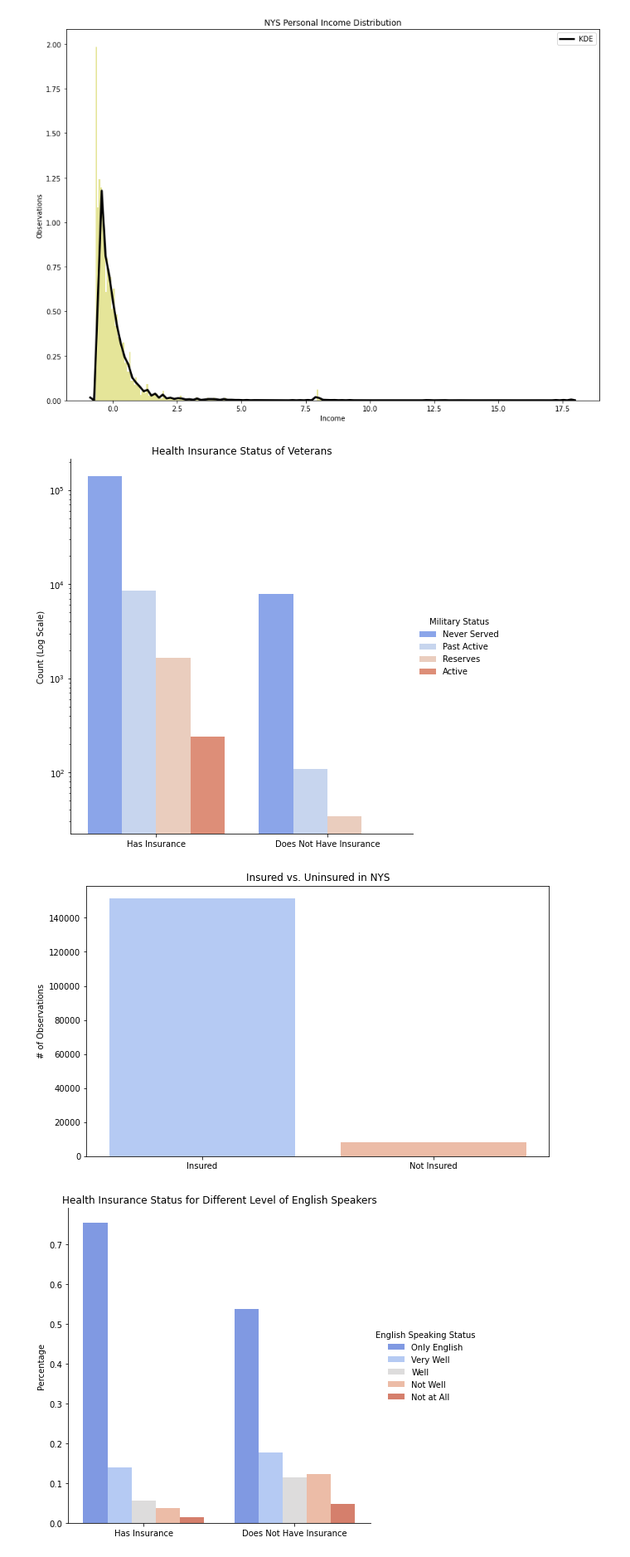
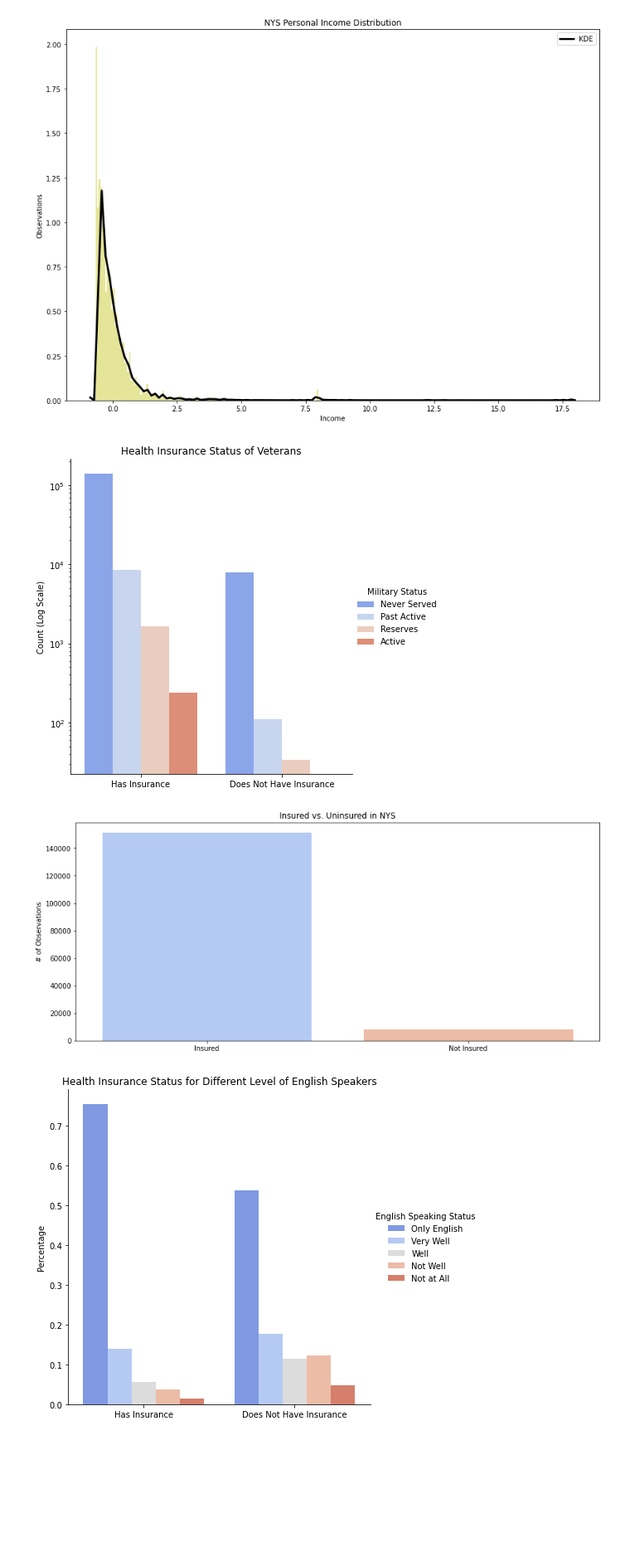
Before and after one commit to ptorres001/census_HI_classification_model, a Jupyter notebook: eda_paul.ipynb, the cells around one changed output. Shown at 83% size. Drawn from its saved outputs; the diff is of its cells as text; code cells hidden in the pictures; blank space fills up the shorter version.

```diff
--- a/eda_paul.ipynb
+++ b/eda_paul.ipynb
@@ -182,7 +182,7 @@ df2.rename(columns = {'MIL_cat':'Military Status'}, inplace = True)
 df1 = df2.groupby(['HICOV'])['Military Status'].value_counts()
 df1 = df1.rename('Percentage').reset_index()
 
-sns.catplot(x='HICOV' , y= 'Percentage', hue='Military Status', kind='bar', data= df1, height = 7, palette='coolwarm')
+sns.catplot(x='HICOV' , y= 'Percentage', hue='Military Status', kind='bar', data= df1, height = 6, palette='coolwarm')
 plt.title('Health Insurance Status of Veterans')
 plt.xlabel('')
 
@@ -191,17 +191,17 @@ plt.xticks([0,1],['Has Insurance','Does Not Have Insurance'])
 plt.yscale('log')
 plt.savefig('PNG/nys_mil_hi', bbox_inches = 'tight',pad_inches = 0);
 # %% [output]
-[figure, old version]
+[figure, new version]
 # %%
 
-fig,ax = plt.subplots(figsize=(10,6))
+fig,ax = plt.subplots(figsize=(14,6))
 sns.countplot(data = df, x = 'HICOV', palette = 'coolwarm')
 ax.set_xlabel('')
 ax.set_ylabel('# of Observations')
 ax.set_title('Insured vs. Uninsured in NYS')
 plt.savefig('PNG/ins_vs_not')#, bbox_inches = 'tight',pad_inches = 0);
 # %% [output]
-[figure, old version]
+[figure, new version]
 # %%
 df1 = df.copy()
 df1.rename(columns = {'ENG':'English Speaking Status'}, inplace = True)
```
